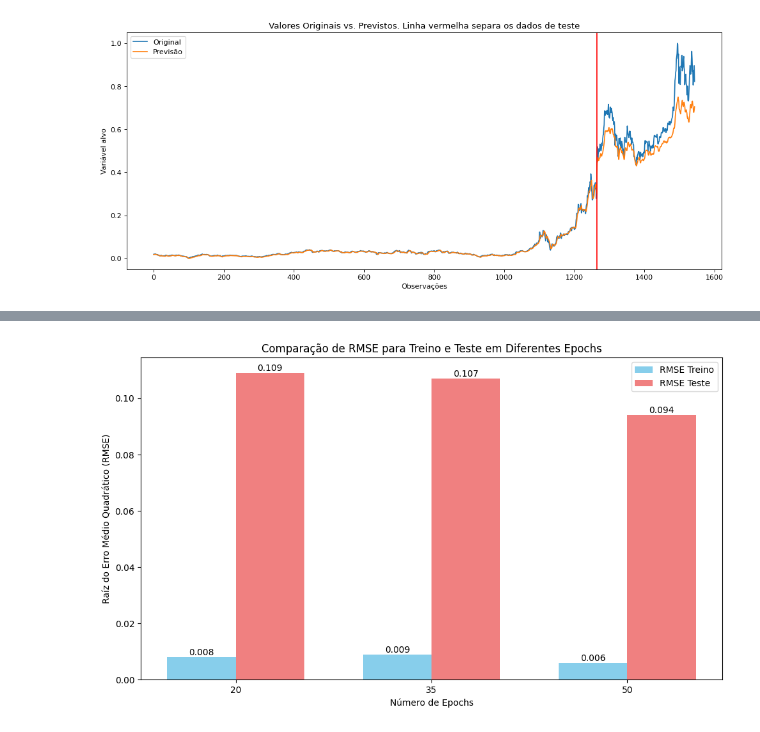
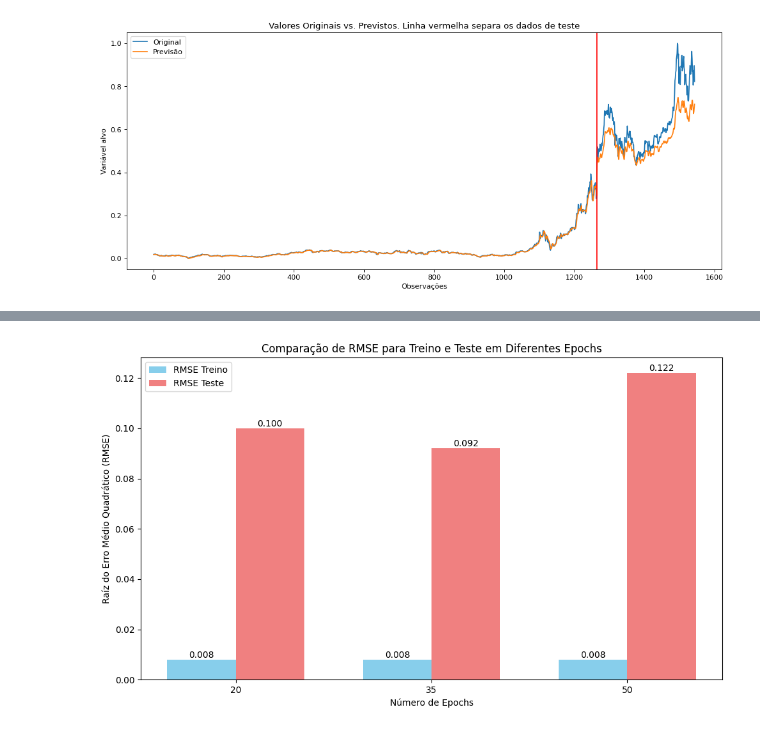
Before and after one commit to patriani/RNN_LSTM_Tesla_stock, a Jupyter notebook: ELT575_Semana3_ES119663.ipynb, the cells around one changed output, grey strips where cells are left out. Saved outputs shown, nothing was run; the diff lists cells and outputs as text; code cells hidden in the pictures.

```diff
--- a/ELT575_Semana3_ES119663.ipynb
+++ b/ELT575_Semana3_ES119663.ipynb
@@ -430,32 +556,32 @@ rmse_test = [0.104, 0.079, 0.104]
 #Raíz do Erro Médio Quadrático para Teste: 0.100
 #
 #epochs=35
 #Raíz do Erro Médio Quadrático para Treino: 0.008
 #Raíz do Erro Médio Quadrático para Teste: 0.092
 #
 #epochs=50
 #Raíz do Erro Médio Quadrático para Treino: 0.008
 #Raíz do Erro Médio Quadrático para Teste: 0.122
 
 rmse_train = [0.008, 0.008, 0.008]
 rmse_test = [0.100, 0.092, 0.122]
-#loss_bars(epochs,rmse_train,rmse_test)
+loss_bars(epochs,rmse_train,rmse_test)
 
 
 
 ## Análise 04
 # epochs=20
 # Raíz do Erro Médio Quadrático para Treino: 0.010
 # Raíz do Erro Médio Quadrático para Teste: 0.139
 # epochs=35
 # Raíz do Erro Médio Quadrático para Treino: 0.009
 # Raíz do Erro Médio Quadrático para Teste: 0.120
 # epochs=50
 # Raíz do Erro Médio Quadrático para Treino: 0.008
 # Raíz do Erro Médio Quadrático para Teste: 0.101
 
 rmse_train = [0.010, 0.009, 0.008]
 rmse_test = [0.139, 0.120, 0.101]
 #loss_bars(epochs,rmse_train,rmse_test)
 # %% [output]
-[figure, old version]
+[figure, new version]
```
Also changed, not shown: parts of 15 cells of this notebook.
